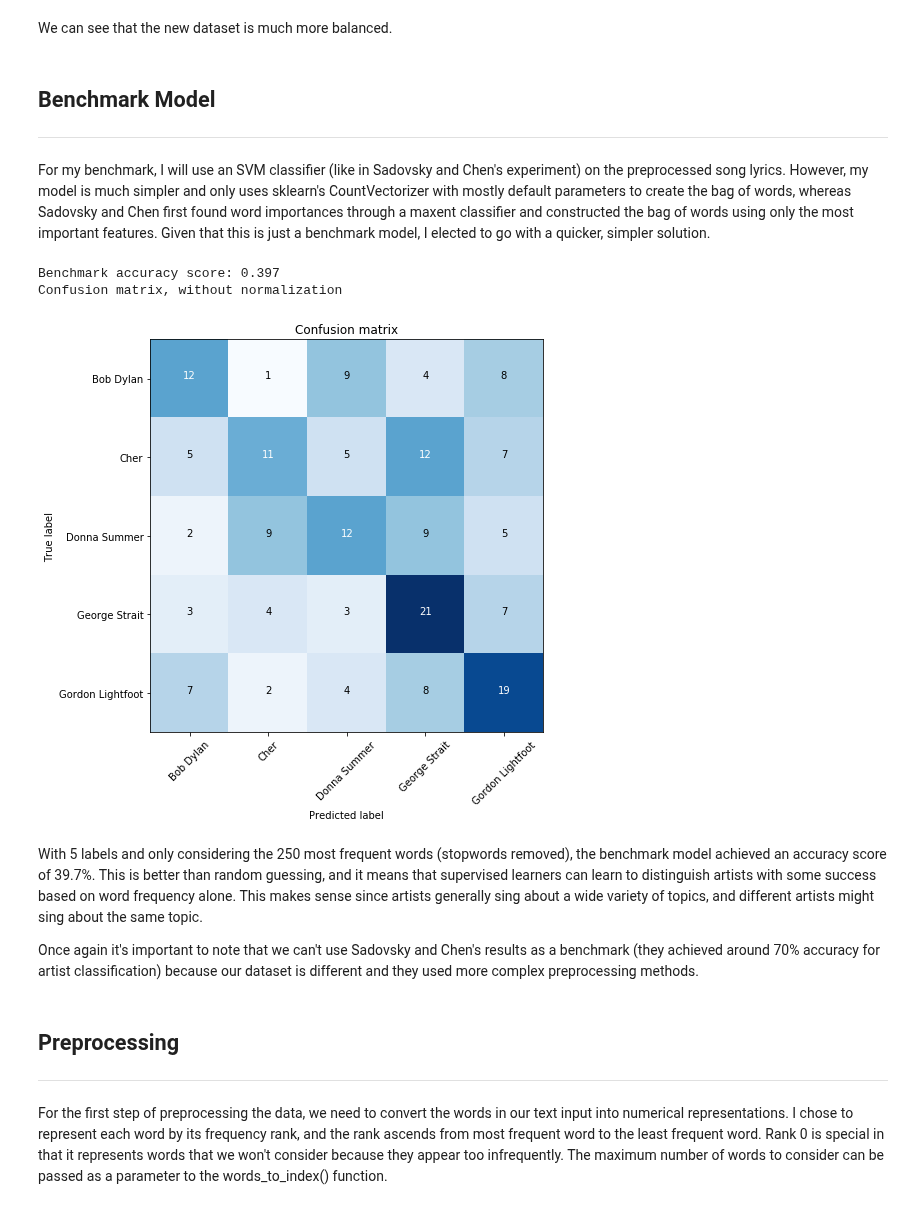
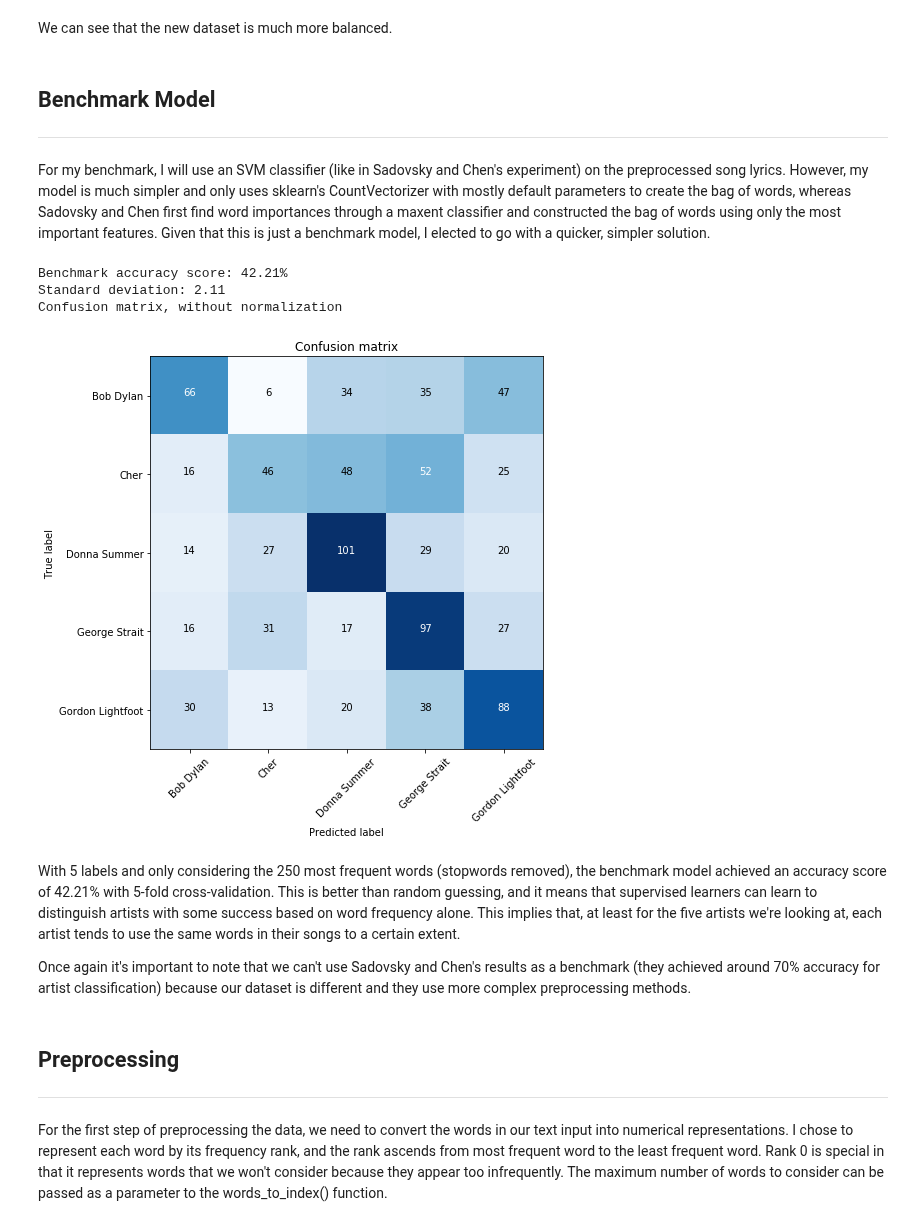
Before and after one commit to greg-mogavero/song-lyrics-classification, a Jupyter notebook: capstone.ipynb, the cells around one changed output. Cells and saved outputs as stored; diff of their text form; code cells hidden in the pictures.

```diff
--- a/capstone.ipynb
+++ b/capstone.ipynb
@@ -83,42 +83,55 @@ We can see that the new dataset is much more balanced.
 # %% [markdown]
 ## Benchmark Model
 ---
-For my benchmark, I will use an SVM classifier (like in Sadovsky and Chen's experiment) on the preprocessed song lyrics. However, my model is much simpler and only uses sklearn's CountVectorizer with mostly default parameters to create the bag of words, whereas Sadovsky and Chen first found word importances through a maxent classifier and constructed the bag of words using only the most important features. Given that this is just a benchmark model, I elected to go with a quicker, simpler solution.
+For my benchmark, I will use an SVM classifier (like in Sadovsky and Chen's experiment) on the preprocessed song lyrics. However, my model is much simpler and only uses sklearn's CountVectorizer with mostly default parameters to create the bag of words, whereas Sadovsky and Chen first find word importances through a maxent classifier and constructed the bag of words using only the most important features. Given that this is just a benchmark model, I elected to go with a quicker, simpler solution.
 # %%
 %matplotlib inline
 
 import matplotlib.pyplot as plt
 from sklearn.svm import SVC
 from sklearn.metrics import accuracy_score
 from sklearn.metrics import precision_score
 from sklearn.metrics import recall_score
 from sklearn.metrics import confusion_matrix
-from sklearn.model_selection import train_test_split
+from sklearn.model_selection import KFold
 from sklearn.feature_extraction.text import CountVectorizer
 from visualization import plot_confusion_matrix
 
 y = data["artist"]
 cv = CountVectorizer(stop_words="english", max_features=250)
 X = cv.fit_transform(data["text"])
 
-X_train, X_test, y_train, y_test = train_test_split(X, y, test_size = 0.2, random_state=42)
+kf = KFold(n_splits=5, shuffle=True, random_state=42)
 
-clf = SVC(random_state=42)
-clf.fit(X_train, y_train)
-pred = clf.predict(X_test)
+scores = []
+all_y_test = []
+all_pred = []
 
-print("Benchmark accuracy score: {:.3f}".format(accuracy_score(y_test, pred)))
+for train_idx, test_idx in kf.split(X):
+    X_train, X_test = X[train_idx], X[test_idx]
+    y_train, y_test = y[train_idx], y[test_idx]
+    clf = SVC(random_state=42)
+    clf.fit(X_train, y_train)
+    pred = clf.predict(X_test)
+    all_y_test.extend(y_test)
+    all_pred.extend(pred)
+    scores.append(accuracy_score(y_test, pred))
+
+print("Benchmark accuracy score: {:.2f}%".format(np.mean(scores) * 100))
+print("Standard deviation: {:.2f}".format(np.std(scores) * 100))
+
 class_names = data["artist"].unique()
 plt.figure(figsize=(7, 7))
-plot_confusion_matrix(confusion_matrix(y_test, pred, labels=class_names), class_names)
+plot_confusion_matrix(confusion_matrix(all_y_test, all_pred, labels=class_names), class_names)
 # %% [output]
-Benchmark accuracy score: 0.397
+Benchmark accuracy score: 42.21%
+Standard deviation: 2.11
 Confusion matrix, without normalization
-[figure, old version]
+[figure, new version]
 # %% [markdown]
-With 5 labels and only considering the 250 most frequent words (stopwords removed), the benchmark model achieved an accuracy score of 39.7%. This is better than random guessing, and it means that supervised learners can learn to distinguish artists with some success based on word frequency alone. This makes sense since artists generally sing about a wide variety of topics, and different artists might sing about the same topic.
+With 5 labels and only considering the 250 most frequent words (stopwords removed), the benchmark model achieved an accuracy score of 42.21% with 5-fold cross-validation. This is better than random guessing, and it means that supervised learners can learn to distinguish artists with some success based on word frequency alone. This implies that, at least for the five artists we're looking at, each artist tends to use the same words in their songs to a certain extent.
 
-Once again it's important to note that we can't use Sadovsky and Chen's results as a benchmark (they achieved around 70% accuracy for artist classification) because our dataset is different and they used more complex preprocessing methods.
+Once again it's important to note that we can't use Sadovsky and Chen's results as a benchmark (they achieved around 70% accuracy for artist classification) because our dataset is different and they use more complex preprocessing methods.
 # %% [markdown]
 ## Preprocessing
 ---
```
Also changed, not shown: parts of 15 cells of this notebook, 1 other file.
